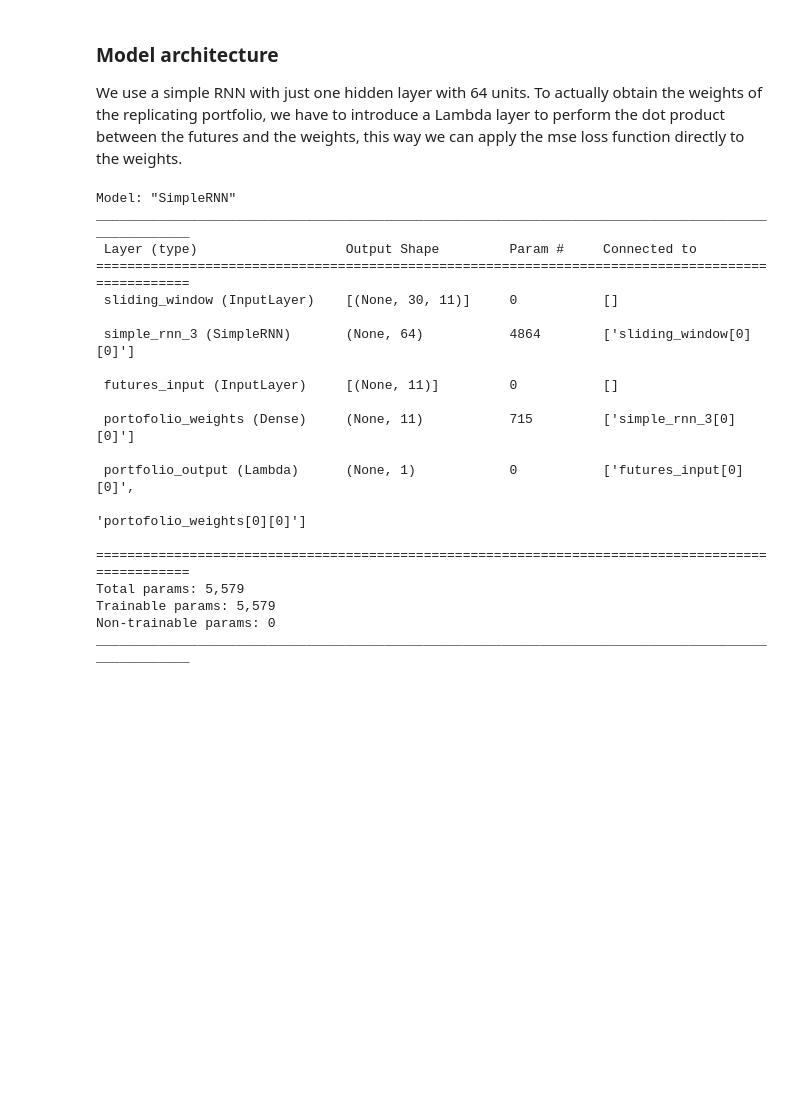
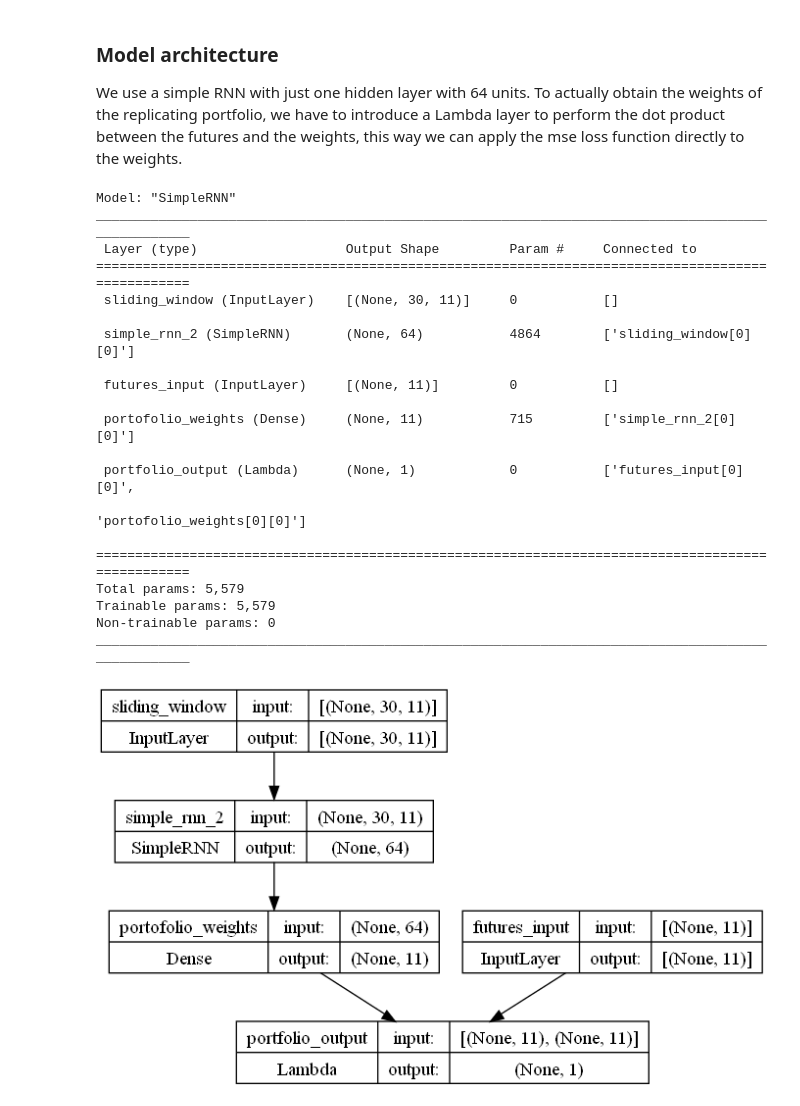
Before and after one commit to jstringara/Fintech, a Jupyter notebook: FinalProject/neuralReplication.ipynb, the cells around one changed output. Drawn from its saved outputs; the diff is of its cells as text; code cells hidden in the pictures; blank space fills up the shorter version.

```diff
--- a/FinalProject/neuralReplication.ipynb
+++ b/FinalProject/neuralReplication.ipynb
@@ -303,35 +303,43 @@ weights_layer = Dense(units=num_features, activation='linear',
     name='portofolio_weights')(rnn_layer)
 # perform the dot product between the weights and the reshaped input
 # `bathc_dot` is used since it allows the first dimension to be variable
 output_layer =  Lambda(
     lambda x: K.batch_dot(x[0], x[1], axes=1), name='portfolio_output'
     )([input_layer, weights_layer])
 
 # create the model
 model = Model(inputs=[input_layer, sw_layer], outputs=output_layer,
     name='SimpleRNN')
+# create a function to get the portfolio weights from the model
+get_weights = K.function(
+    inputs = [input_layer, sw_layer],
+    outputs = [weights_layer]
+)
 model.summary()
+plot_model(model, to_file='SimpleRNN.png', show_shapes=True,
+    show_layer_names=True)
 # %% [output]
 Model: "SimpleRNN"
 __________________________________________________________________________________________________
  Layer (type)                   Output Shape         Param #     Connected to
 ==================================================================================================
  sliding_window (InputLayer)    [(None, 30, 11)]     0           []
 
- simple_rnn_3 (SimpleRNN)       (None, 64)           4864        ['sliding_window[0][0]']
+ simple_rnn_2 (SimpleRNN)       (None, 64)           4864        ['sliding_window[0][0]']
 
  futures_input (InputLayer)     [(None, 11)]         0           []
 
- portofolio_weights (Dense)     (None, 11)           715         ['simple_rnn_3[0][0]']
+ portofolio_weights (Dense)     (None, 11)           715         ['simple_rnn_2[0][0]']
 
  portfolio_output (Lambda)      (None, 1)            0           ['futures_input[0][0]',
                                                                   'portofolio_weights[0][0]']
 
 ==================================================================================================
 Total params: 5,579
 Trainable params: 5,579
 Non-trainable params: 0
 __________________________________________________________________________________________________
+[figure, added]
 # %%
 model.compile(optimizer=Adam(learning_rate=0.001), loss='mse')
 
```
Also changed, not shown: parts of 6 cells of this notebook, 1 other file.
